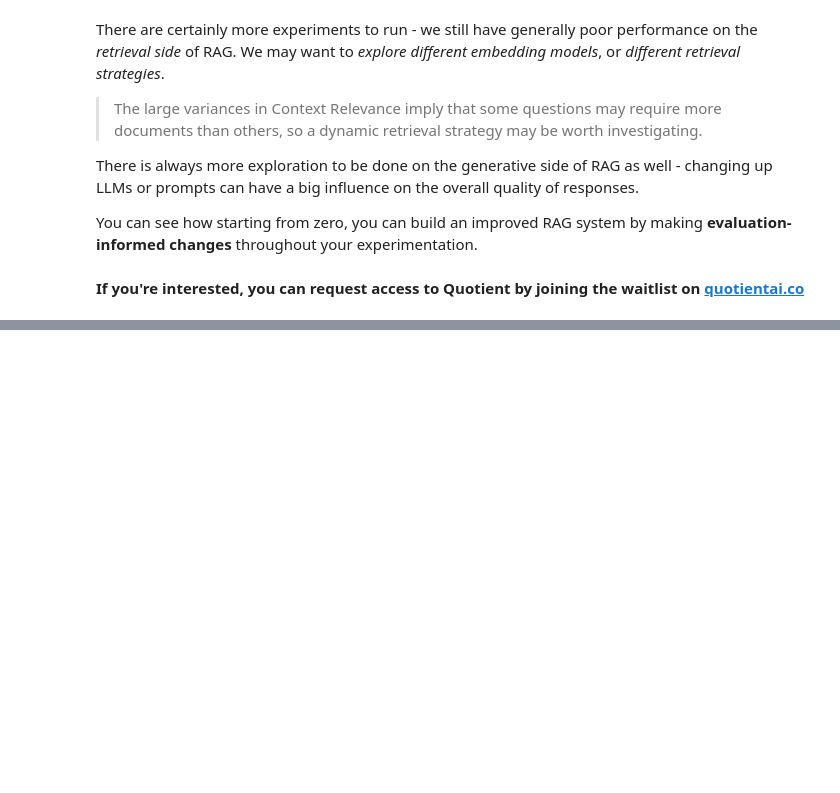
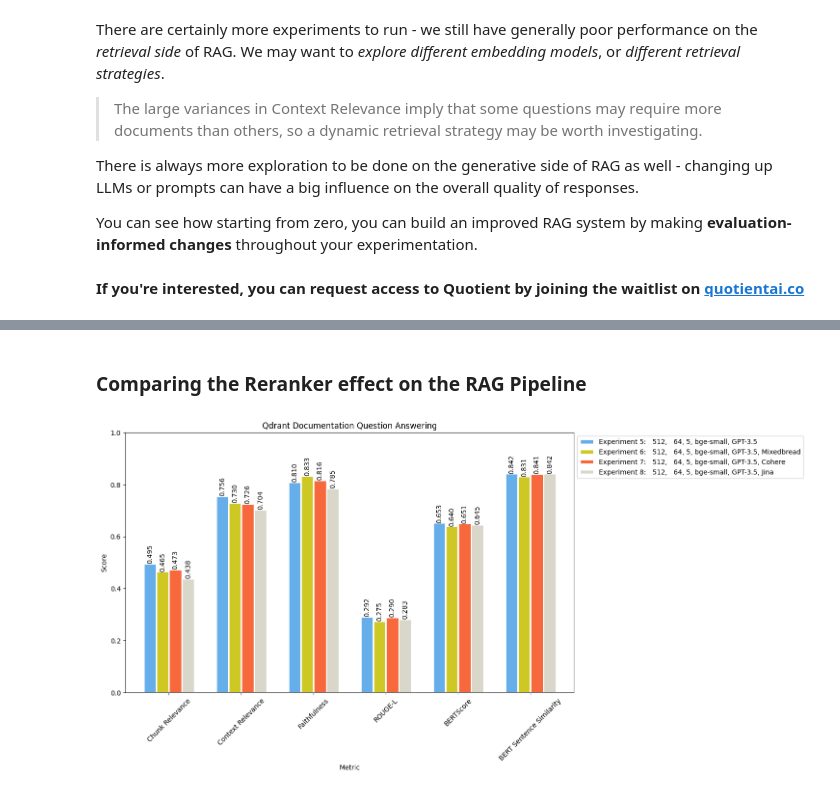
Before and after one commit to qdrant/qdrant-rag-eval, a Jupyter notebook: workshop-rag-eval-qdrant-quotient/notebook/quotient_qdrant_rag_eval_with_reranker.ipynb, the cells around one changed output, grey strips where cells are left out. Cells and saved outputs as stored; diff of their text form; code cells hidden in the pictures; blank space fills up the shorter version.

Commit message:
Adding example of retrieval example with reranker and hybrid search

```diff
--- a/workshop-rag-eval-qdrant-quotient/notebook/quotient_qdrant_rag_eval_with_reranker.ipynb
+++ b/workshop-rag-eval-qdrant-quotient/notebook/quotient_qdrant_rag_eval_with_reranker.ipynb
@@ -770,6 +924,7 @@ metadata:  4504
 
 experiment_4 = run_eval(eval_df,
                         collection_name=COLLECTION_NAME,
+                        doc_retrieval_function=get_documents,
                         recipe_id=recipe_mistral['id'],
                         num_docs=num_docs,
                         path=f"{COLLECTION_NAME}_{num_docs}_mistral.csv")
@@ -876,9 +1031,10 @@ recipe_gpt
 
 experiment_5 = run_eval(eval_df,
                         collection_name=COLLECTION_NAME,
+                        doc_retrieval_function=get_documents,
                         recipe_id=recipe_gpt['id'],
                         num_docs=num_docs,
-                        path=f"{COLLECTION_NAME}_{num_docs}_gpt.csv")
+                        path=f"{COLLECTION_NAME}_{num_docs}_reranked_gpt.csv")
 # %% [output]
 Getting Completions... ━━━━━━━━━━━━━━━━━━━━━━━━━━━━━━━━━━━━━━━━ 100% 0:00:00
 Computing Metrics...   ━━━━━━━━━━━━━━━━━━━━━━━━━━━━━━━━━━━━━━━━ 100% 0:00:00
@@ -953,0 +1150,8 @@ You can see how starting from zero, you can build an improved RAG system by maki
+# %%
+
+experiment_7 = run_eval(eval_df,
+                        collection_name=COLLECTION_NAME,
+                        doc_retrieval_function=get_reranked_documents_with_cohere,
+                        recipe_id=recipe_gpt['id'],
+                        num_docs=num_docs,
+                        path=f"{COLLECTION_NAME}_{num_docs}_reranked_cohere_gpt.csv")
@@ -953,0 +1185,8 @@ You can see how starting from zero, you can build an improved RAG system by maki
+# %%
+
+experiment_8 = run_eval(eval_df,
+                        collection_name=COLLECTION_NAME,
+                        doc_retrieval_function=get_reranked_documents_with_jina,
+                        recipe_id=recipe_gpt['id'],
+                        num_docs=num_docs,
+                        path=f"{COLLECTION_NAME}_{num_docs}_reranked_jina_gpt.csv")
@@ -953,0 +1209,28 @@ You can see how starting from zero, you can build an improved RAG system by maki
+# %% [markdown]
+### **Comparing the Reranker effect on the RAG Pipeline**
+# %%
+exp5 = ['Experiment 5:   512,   64, 5, bge-small, GPT-3.5'] + experiment_5[main_metrics].describe().loc['mean'].to_list()
+exp6 = ['Experiment 6:   512,   64, 5, bge-small, GPT-3.5, Mixedbread'] + experiment_6[main_metrics].describe().loc['mean'].to_list()
+exp7 = ['Experiment 7:   512,   64, 5, bge-small, GPT-3.5, Cohere'] + experiment_7[main_metrics].describe().loc['mean'].to_list()
+exp8 = ['Experiment 8:   512,   64, 5, bge-small, GPT-3.5, Jina'] + experiment_8[main_metrics].describe().loc['mean'].to_list()
+
+stats = pd.DataFrame([exp5, exp6, exp7, exp8], columns=['experiment']+main_metrics)
+stats = pd.pivot_table(stats, columns='experiment')
+stats = stats.loc[["Chunk Relevance","Context Relevance","Faithfulness","ROUGE-L","BERTScore","BERT Sentence Similarity"]]
+
+ax1 = stats.plot(kind='bar',
+                 figsize=(12,7),
+                 width=0.7, edgecolor="w", linewidth=2,
+                 ylim=[0,1],
+                 xlabel='Metric',
+                 ylabel="Score",
+                 title="Qdrant Documentation Question Answering",
+                 color=["#65AEEA","#CEC825","#F7693C","#D8D7CA","#7D7D6C"])
+
+ax1.legend(loc='upper left', bbox_to_anchor=(1, 1))
+ax1.tick_params(axis='x', rotation=45)
+
+for container in ax1.containers:
+  ax1.bar_label(container, fmt='%.3f', rotation=90)
+# %% [output]
+[figure, added]
```
Also changed, not shown: parts of 34 cells of this notebook, 1 other file.
